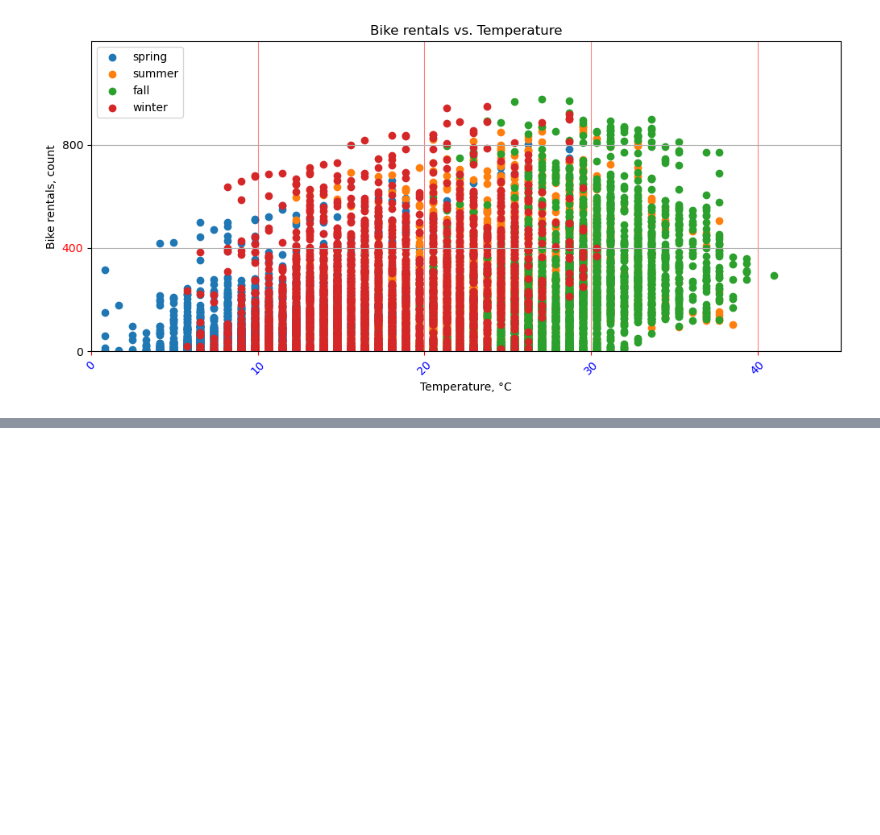
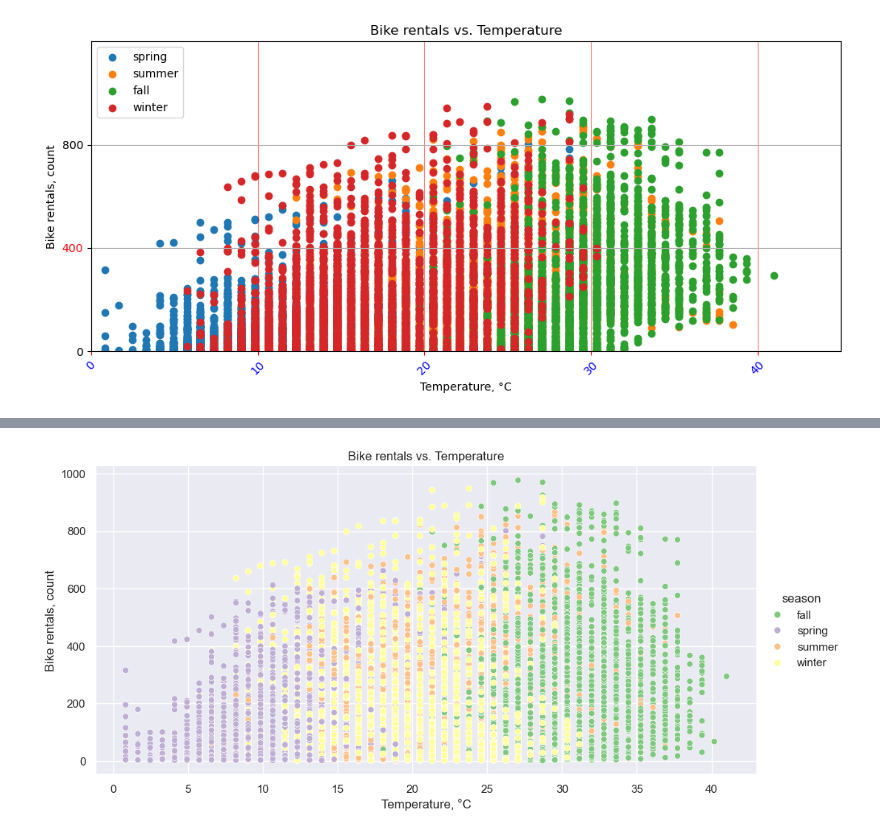
Before and after one commit to Takosaga/fall_23, a Jupyter notebook: programming_for_data_analytics/data_visualization.ipynb, the cells around one changed output, grey strips where cells are left out. Cells and saved outputs as stored; diff of their text form; code cells hidden in the pictures; blank space fills up the shorter version.

```diff
--- a/programming_for_data_analytics/data_visualization.ipynb
+++ b/programming_for_data_analytics/data_visualization.ipynb
@@ -140,0 +199,7 @@ make_plot()
+# %%
+sns.set(rc={'figure.dpi':100, 'figure.figsize':(6,4)})
+sns.set(style="darkgrid", palette="Accent")
+ax = sns.relplot(data = bikes, x='temp', y='count', kind="scatter", hue="season", aspect=2)
+ax.set(xlabel = "Temperature, "+deg+"C", ylabel = 'Bike rentals, count', title="Bike rentals vs. Temperature");
+# %% [output]
+[figure, added]
```
Also changed, not shown: parts of 13 cells of this notebook.
